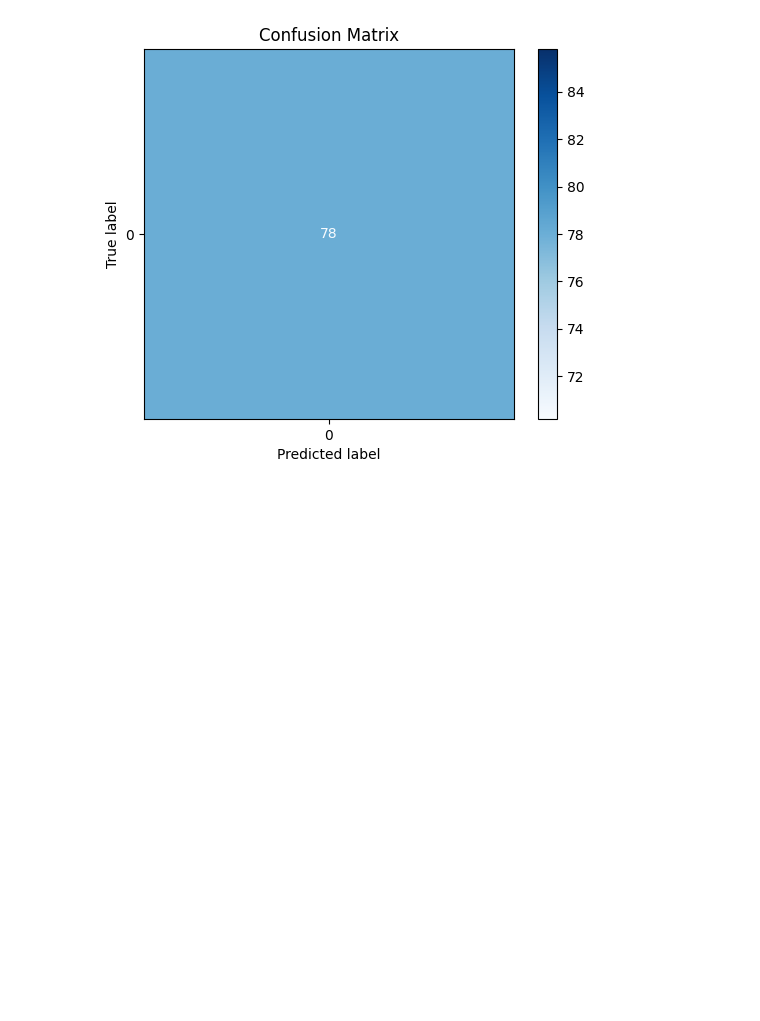
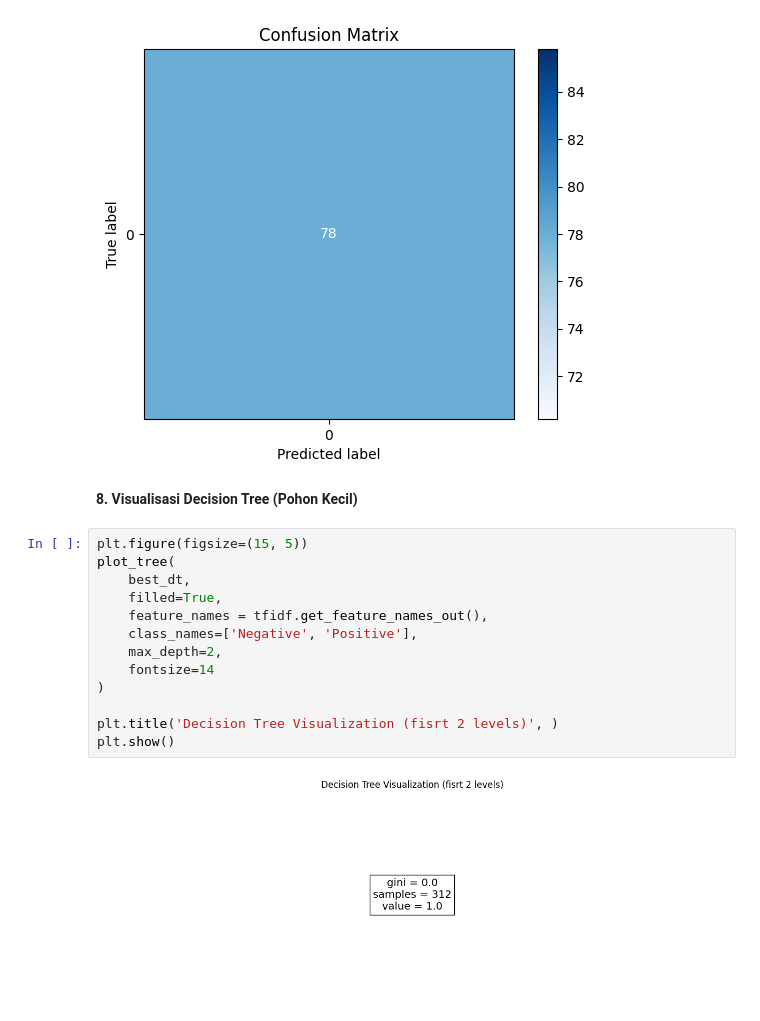
Before and after one commit to LatiefDataVisionary/text-mining-and-natural-language-processing-college-task, a Jupyter notebook: notebooks/decison_tree_model.ipynb, the cells around one changed output. Saved outputs shown, nothing was run; the diff lists cells and outputs as text; blank space fills up the shorter version.

```diff
--- a/notebooks/decison_tree_model.ipynb
+++ b/notebooks/decison_tree_model.ipynb
@@ -192,3 +193,20 @@ plt.title('Confusion Matrix')
 plt.show()
 # %% [output]
 [figure]
+# %% [markdown]
+**8. Visualisasi Decision Tree (Pohon Kecil)**
+# %%
+plt.figure(figsize=(15, 5))
+plot_tree(
+    best_dt,
+    filled=True,
+    feature_names = tfidf.get_feature_names_out(),
+    class_names=['Negative', 'Positive'],
+    max_depth=2,
+    fontsize=14
+)
+
+plt.title('Decision Tree Visualization (fisrt 2 levels)', )
+plt.show()
+# %% [output]
+[figure, added]
```
Also changed, not shown: parts of 3 cells of this notebook.
